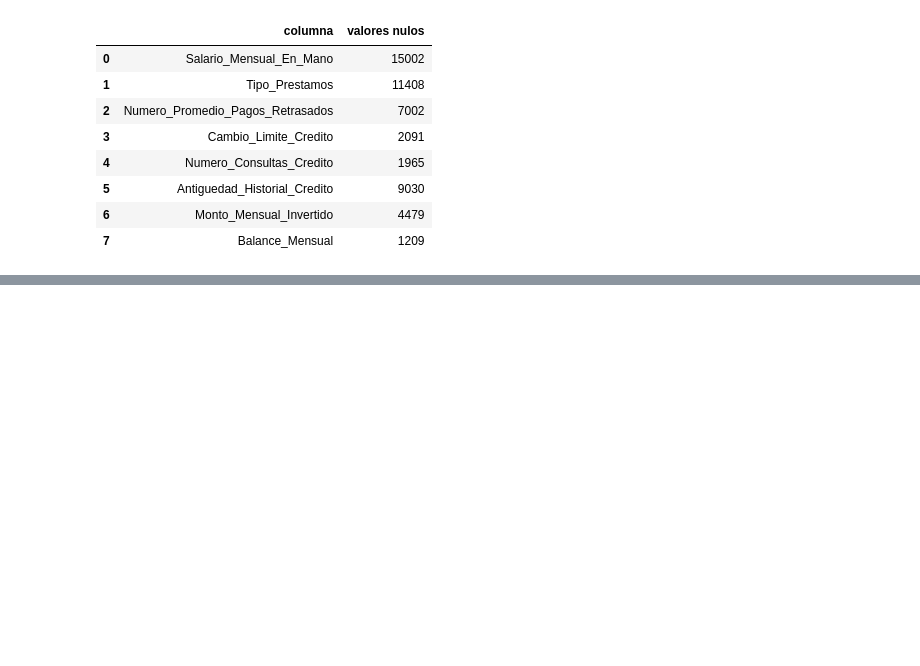
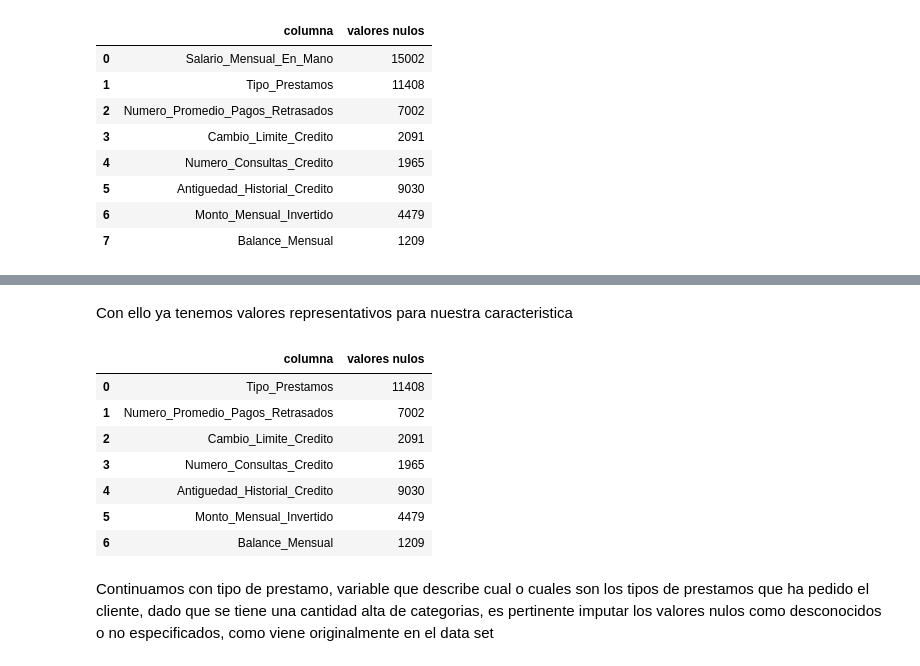
Before and after one commit to felipetryt12/Proyecto-Clasificacion-de-Score-Crediticio, a Jupyter notebook: PROYECTO/src/explore.ipynb, the cells around one changed output, grey strips where cells are left out. Cells and saved outputs as stored; diff of their text form; code cells hidden in the pictures; blank space fills up the shorter version.

```diff
--- a/PROYECTO/src/explore.ipynb
+++ b/PROYECTO/src/explore.ipynb
@@ -881,6 +924,0 @@ Una vez que vemos que nuestro modelo es lo suficientemente preciso para la imput
-# %%
-X_faltantes = data_4.loc[data_4['Salario_Mensual_En_Mano'].isnull(), caracteristicas_predictores]
-X_faltantes_escalado = escalador.transform(X_faltantes)
-predicciones_faltantes = modelo.predict(X_faltantes_escalado)
-#Una vez que los predecimos, realizamos la imputacion
-data_4.loc[data_4['Salario_Mensual_En_Mano'].isnull(), 'Salario_Mensual_En_Mano'] = predicciones_faltantes
@@ -923,0 +968,15 @@ Podemos observar un comportamient similar en la distribucion de los datos en amb
+# %% [markdown]
+Con ello ya tenemos valores representativos para nuestra caracteristica
+# %%
+ver_nulos(data_4_knn)
+# %% [output]
+|  | columna | valores nulos |
+| 0 | Tipo_Prestamos | 11408 |
+| 1 | Numero_Promedio_Pagos_Retrasados | 7002 |
+| 2 | Cambio_Limite_Credito | 2091 |
+| 3 | Numero_Consultas_Credito | 1965 |
+| 4 | Antiguedad_Historial_Credito | 9030 |
+| 5 | Monto_Mensual_Invertido | 4479 |
+| 6 | Balance_Mensual | 1209 |
+# %% [markdown]
+Continuamos con tipo de prestamo, variable que describe cual o cuales son los tipos de prestamos que ha pedido el cliente, dado que se tiene una cantidad alta de categorias, es pertinente imputar los valores nulos como desconocidos o no especificados, como viene originalmente en el data set
```
Also changed, not shown: parts of 38 cells of this notebook.
